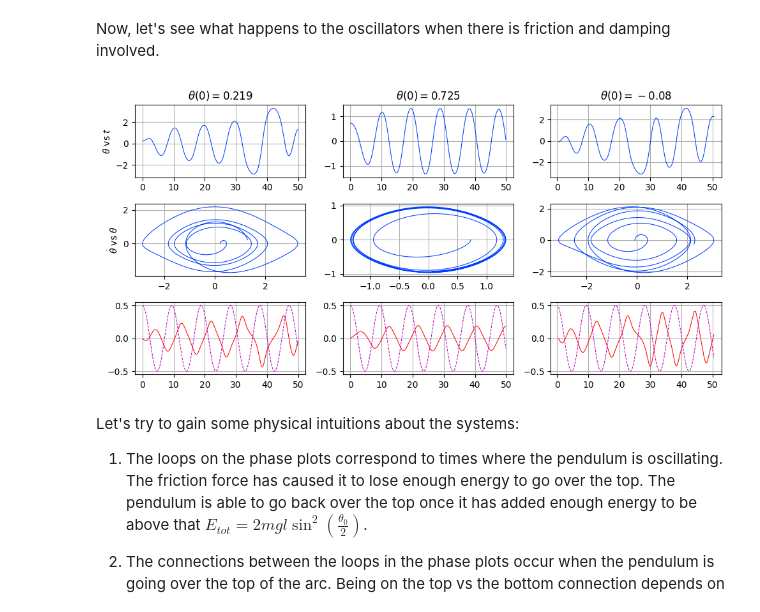
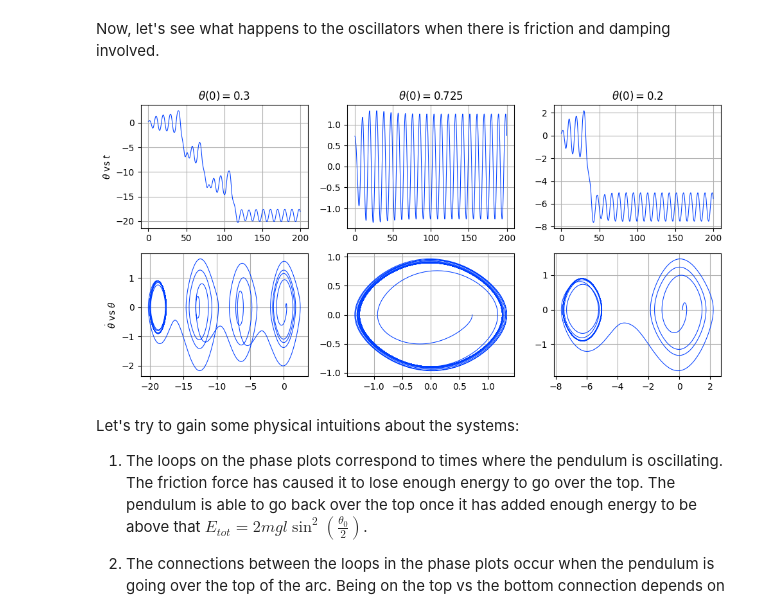
Before and after one commit to dylanbloodworth/LearningNumericalMethods, a Jupyter notebook: Chapter 3/3.3 Realistic Pend.ipynb, the cells around one changed output. Cells and saved outputs as stored; diff of their text form; code cells hidden in the pictures.

```diff
--- a/Chapter 3/3.3 Realistic Pend.ipynb
+++ b/Chapter 3/3.3 Realistic Pend.ipynb
@@ -373,10 +373,10 @@ def realrealPen(t, y):
 Now, let's see what happens to the oscillators when there is friction and damping involved.
 # %%
 w0 = 1 ; alpha = 0.2 ; f = 0.5 ; w = 2/3
-thetas = [0.219, 0.725, -0.08]
-
+thetas = [0.3, 0.725, 0.2]
+'''0.2095'''
 for i in range(3):
-    vars()['coords'+str(i)] , vars()['t'+str(i)]= dsbRK4([thetas[i], 0], realrealPen, 2, 500, 1/10)
+    vars()['coords'+str(i)] , vars()['t'+str(i)]= dsbRK4([thetas[i], 0], realrealPen, 2, 2000, 0.1)
     vars()['theta'+str(i)], vars()['omega'+str(i)] = vars()['coords'+str(i)][0], vars()['coords'+str(i)][1]
 
     vars()['friction'+str(i)] = np.zeros(len(vars()['omega'+str(i)]))
@@ -389,37 +389,28 @@ for i in range(3):
         vars()['friction'+str(i)][j] = -alpha*vars()['omega'+str(i)][j]
         vars()['driving'+str(i)][j] = f*np.cos(w*vars()['t'+str(i)][j])
 # %%
-fig, axs = plt.subplots(3, 3, figsize=(10,5))
+fig, axs = plt.subplots(2, 3, figsize=(10,5))
 
 axs[0][0].plot(t0, theta0)
 axs[0][0].set_ylabel('$\\theta$ vs $t$')
-axs[0][0].set_title('$\\theta(0) = {}$'.format(round(thetas[0], 3)))
+axs[0][0].set_title('$\\theta(0) = {}$'.format(round(thetas[0], 4)))
 
 axs[1][0].plot(theta0, omega0)
 axs[1][0].set_ylabel('$\\dot{\\theta}$ vs $\\theta$')
 
-axs[2][0].plot(t0, friction0, 'r-')
-axs[2][0].plot(t0, driving0, 'm--')
-
 axs[0][1].plot(t1, theta1)
-axs[0][1].set_title('$\\theta(0) = {}$'.format(round(thetas[1], 3)))
+axs[0][1].set_title('$\\theta(0) = {}$'.format(round(thetas[1], 4)))
 
 axs[1][1].plot(theta1, omega1)
 
-axs[2][1].plot(t1, friction1, 'r-')
-axs[2][1].plot(t1, driving1, 'm--')
-
 axs[0][2].plot(t2, theta2)
-axs[0][2].set_title('$\\theta(0) = {}$'.format(round(thetas[2], 3)))
+axs[0][2].set_title('$\\theta(0) = {}$'.format(round(thetas[2], 4)))
 
 axs[1][2].plot(theta2, omega2)
 
-axs[2][2].plot(t2, friction2, 'r-')
-axs[2][2].plot(t2, driving2, 'm--')
-
 plt.show()
 # %% [output]
-[figure, old version]
+[figure, new version]
 # %% [markdown]
 Let's try to gain some physical intuitions about the systems:
 
```
Also changed, not shown: 3 other files.
